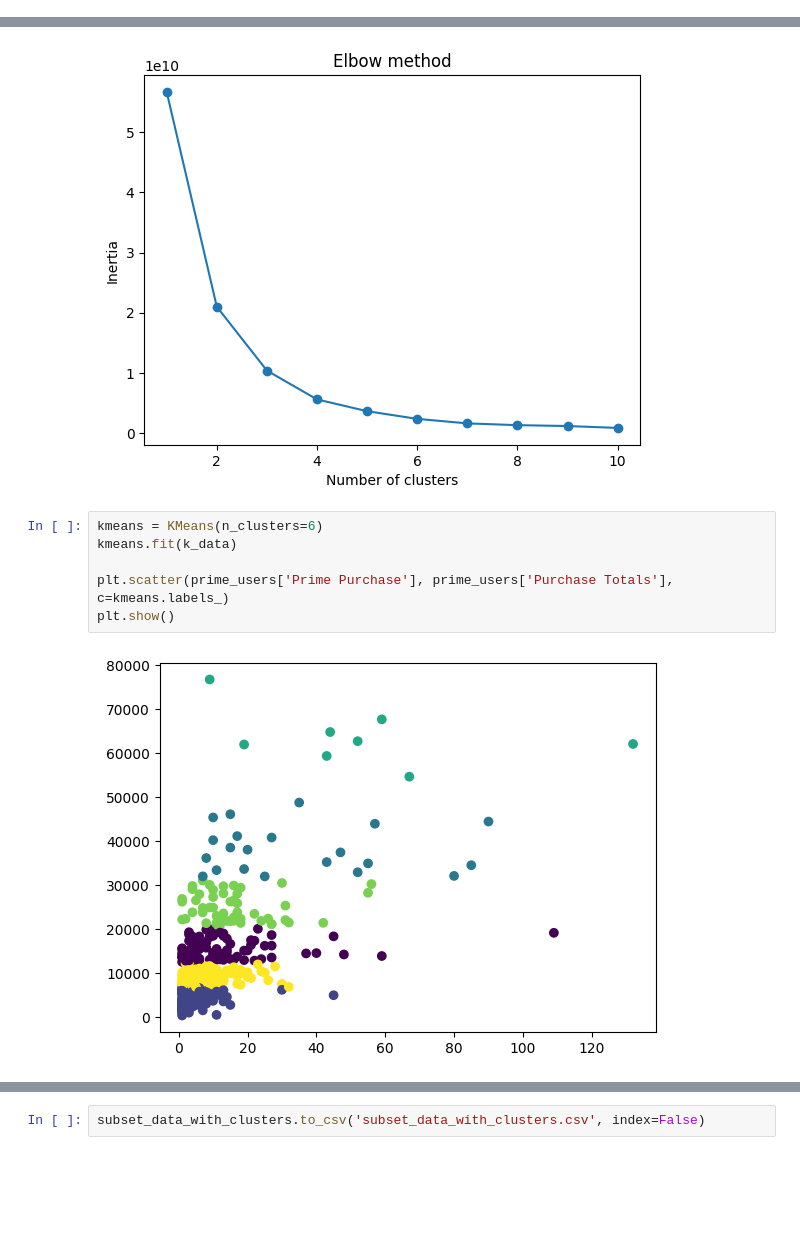
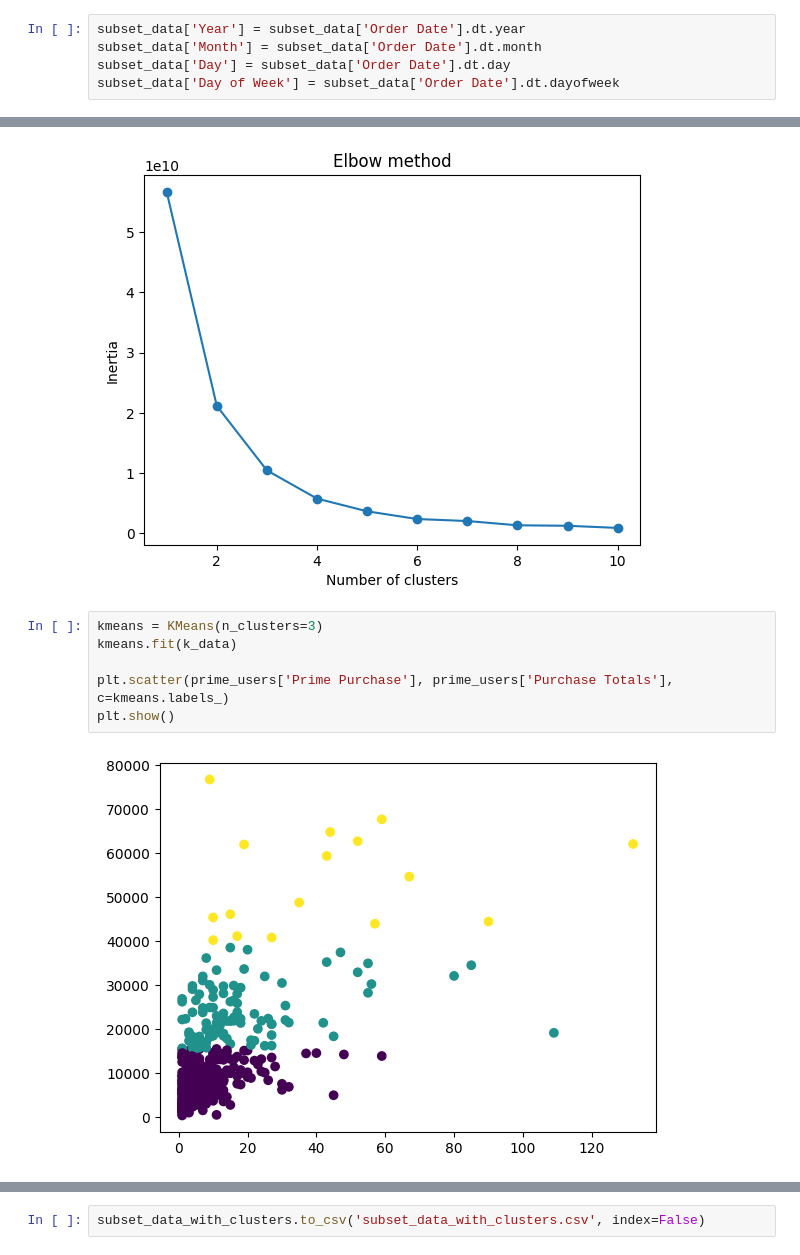
Before and after one commit to oliviermizero/BusinessForecastingProject, a Jupyter notebook: workflow.ipynb, the cells around one changed output, grey strips where cells are left out. Cells and saved outputs as stored; diff of their text form; blank space fills up the shorter version.

```diff
--- a/workflow.ipynb
+++ b/workflow.ipynb
@@ -111,0 +108,5 @@ Timestamp('2023-03-22 00:00:00')
+# %%
+subset_data['Year'] = subset_data['Order Date'].dt.year
+subset_data['Month'] = subset_data['Order Date'].dt.month
+subset_data['Day'] = subset_data['Order Date'].dt.day
+subset_data['Day of Week'] = subset_data['Order Date'].dt.dayofweek
@@ -152,13 +171,13 @@ plt.show()
 # %% [output]
 [figure]
 # %%
-kmeans = KMeans(n_clusters=6)
+kmeans = KMeans(n_clusters=3)
 kmeans.fit(k_data)
 
 plt.scatter(prime_users['Prime Purchase'], prime_users['Purchase Totals'], c=kmeans.labels_)
 plt.show()
 # %% [output]
-[figure, old version]
+[figure, new version]
 # %%
 # Display the cluster centers
 print("Cluster Centers:")
```
Also changed, not shown: parts of 19 cells of this notebook.
